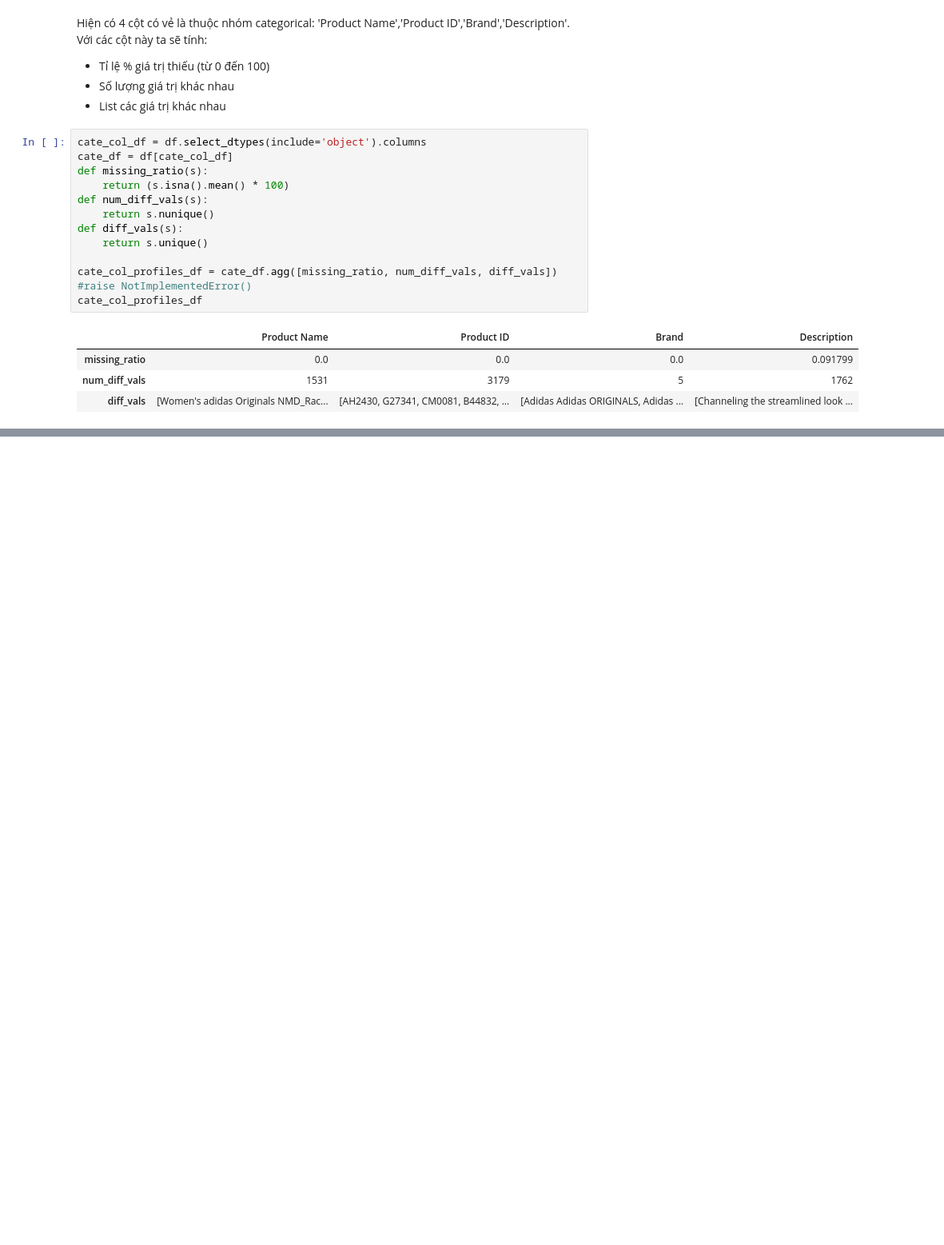
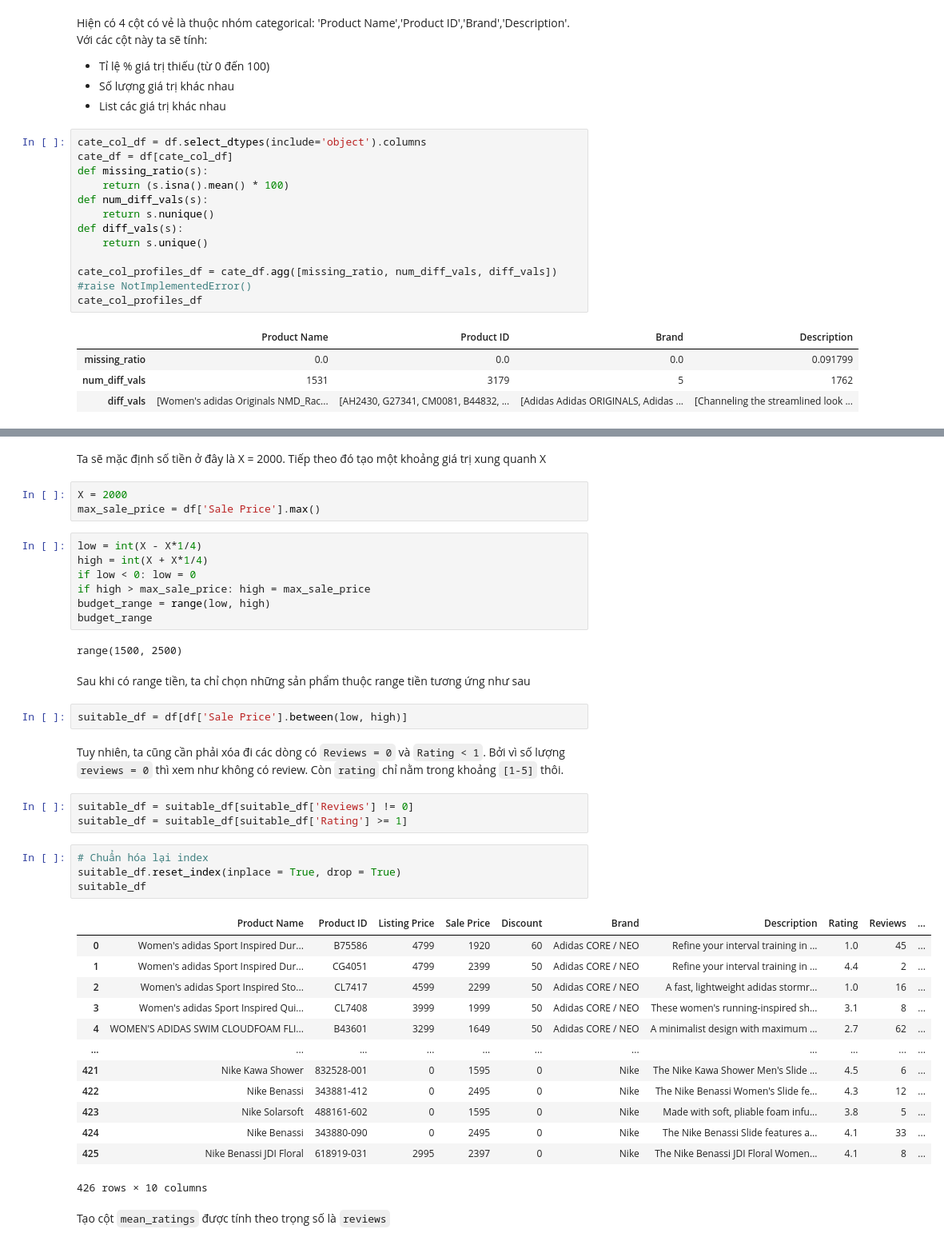
Before and after one commit to tvadiep/Sale-Analysis, a Jupyter notebook: SalesAnalysis.ipynb, the cells around one changed output, grey strips where cells are left out. Shown at 80% size. Cells and saved outputs as stored; diff of their text form; blank space fills up the shorter version.

```diff
--- a/SalesAnalysis.ipynb
+++ b/SalesAnalysis.ipynb
@@ -174,0 +262,43 @@ cate_col_profiles_df
+# %% [markdown]
+Ta sẽ mặc định số tiền ở đây là X = 2000. Tiếp theo đó tạo một khoảng giá trị xung quanh X
+# %%
+X = 2000
+max_sale_price = df['Sale Price'].max()
+# %%
+low = int(X - X*1/4)
+high = int(X + X*1/4)
+if low < 0: low = 0
+if high > max_sale_price: high = max_sale_price
+budget_range = range(low, high)
+budget_range
+# %% [output]
+range(1500, 2500)
+# %% [markdown]
+Sau khi có range tiền, ta chỉ chọn những sản phẩm thuộc range tiền tương ứng như sau
+# %%
+suitable_df = df[df['Sale Price'].between(low, high)]
+# %% [markdown]
+Tuy nhiên, ta cũng cần phải xóa đi các dòng có `Reviews = 0` và `Rating < 1`. Bởi vì số lượng `reviews = 0` thì xem như không có review. Còn `rating` chỉ nằm trong khoảng `[1-5]` thôi.
+# %%
+suitable_df = suitable_df[suitable_df['Reviews'] != 0]
+suitable_df = suitable_df[suitable_df['Rating'] >= 1]
+# %%
+# Chuẩn hóa lại index
+suitable_df.reset_index(inplace = True, drop = True)
+suitable_df
+# %% [output]
+|  | Product Name | Product ID | Listing Price | Sale Price | Discount | Brand | Description | Rating | Reviews | ... |
+| 0 | Women's adidas Sport Inspired Dur... | B75586 | 4799 | 1920 | 60 | Adidas CORE / NEO | Refine your interval training in ... | 1.0 | 45 | ... |
+| 1 | Women's adidas Sport Inspired Dur... | CG4051 | 4799 | 2399 | 50 | Adidas CORE / NEO | Refine your interval training in ... | 4.4 | 2 | ... |
+| 2 | Women's adidas Sport Inspired Sto... | CL7417 | 4599 | 2299 | 50 | Adidas CORE / NEO | A fast, lightweight adidas stormr... | 1.0 | 16 | ... |
+| 3 | Women's adidas Sport Inspired Qui... | CL7408 | 3999 | 1999 | 50 | Adidas CORE / NEO | These women's running-inspired sh... | 3.1 | 8 | ... |
+| 4 | WOMEN'S ADIDAS SWIM CLOUDFOAM FLI... | B43601 | 3299 | 1649 | 50 | Adidas CORE / NEO | A minimalist design with maximum ... | 2.7 | 62 | ... |
+| ... | ... | ... | ... | ... | ... | ... | ... | ... | ... | ... |
+| 421 | Nike Kawa Shower | 832528-001 | 0 | 1595 | 0 | Nike | The Nike Kawa Shower Men's Slide ... | 4.5 | 6 | ... |
+| 422 | Nike Benassi | 343881-412 | 0 | 2495 | 0 | Nike | The Nike Benassi Women's Slide fe... | 4.3 | 12 | ... |
+| 423 | Nike Solarsoft | 488161-602 | 0 | 1595 | 0 | Nike | Made with soft, pliable foam infu... | 3.8 | 5 | ... |
+| 424 | Nike Benassi | 343880-090 | 0 | 2495 | 0 | Nike | The Nike Benassi Slide features a... | 4.1 | 33 | ... |
+| 425 | Nike Benassi JDI Floral | 618919-031 | 2995 | 2397 | 0 | Nike | The Nike Benassi JDI Floral Women... | 4.1 | 8 | ... |
+426 rows × 10 columns
+# %% [markdown]
+Tạo cột `mean_ratings` được tính theo trọng số là `reviews`
```
Also changed, not shown: parts of 32 cells of this notebook, 1 other file.
